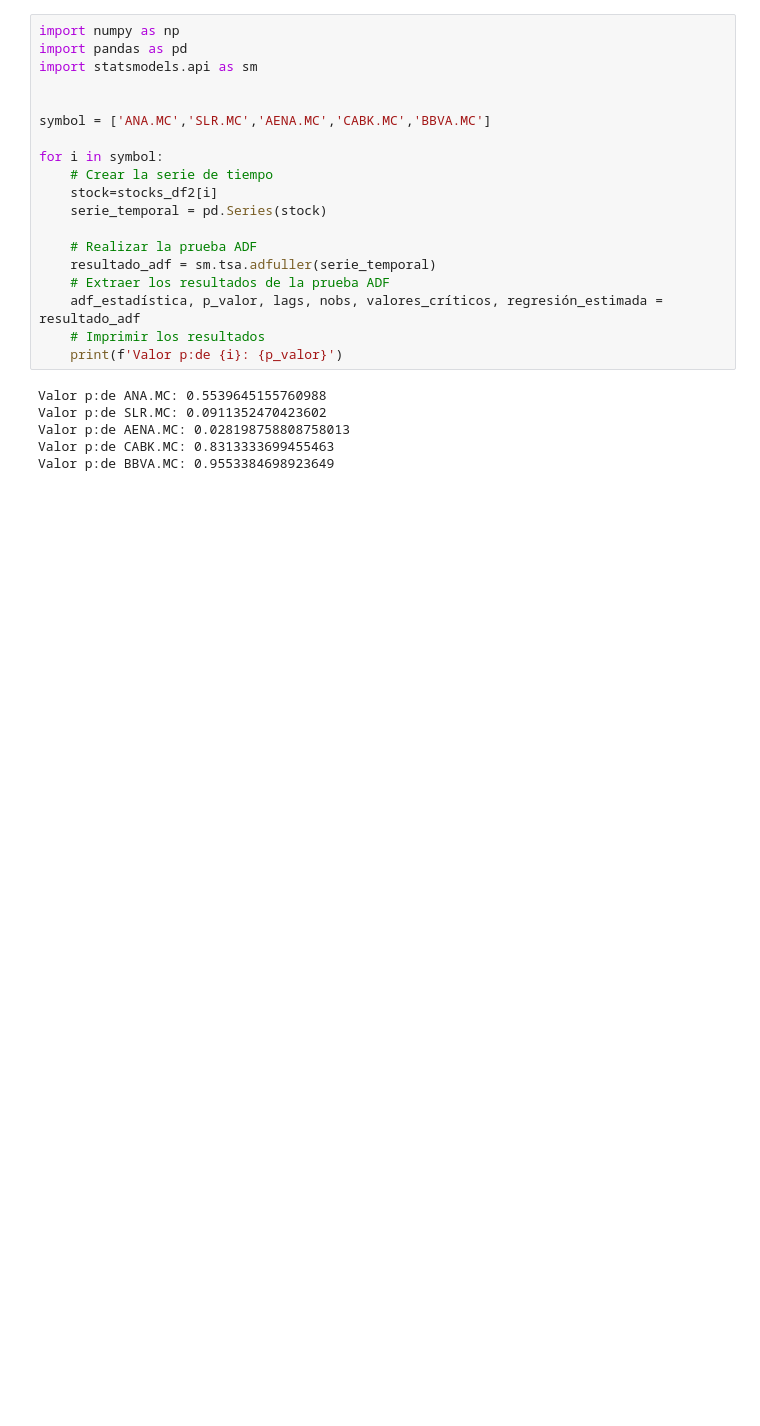
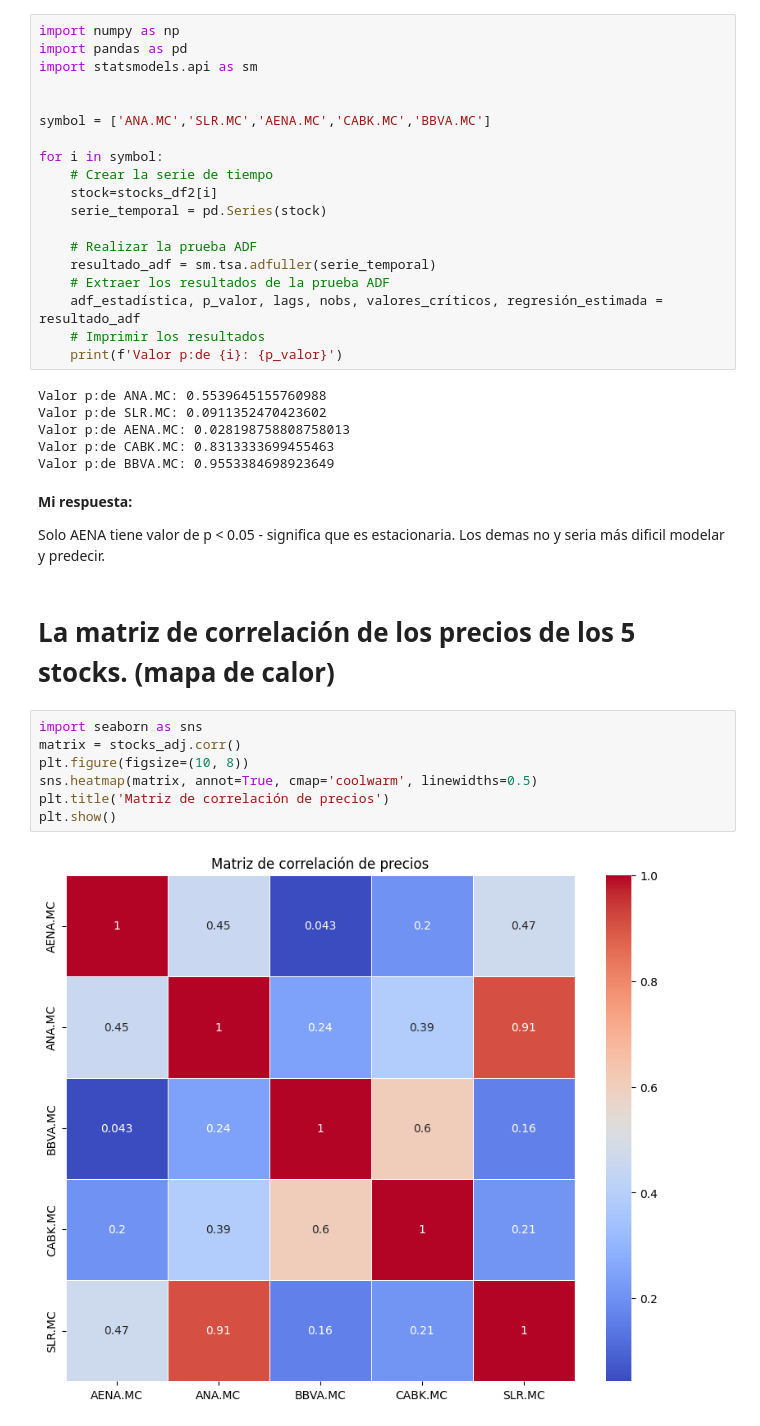
Before and after one commit to venidaydream/Intro_to_Big_Data, a Jupyter notebook: big_data_3_entrega_IBEX35.ipynb, the cells around one changed output. Saved outputs shown, nothing was run; the diff lists cells and outputs as text; blank space fills up the shorter version.

```diff
--- a/big_data_3_entrega_IBEX35.ipynb
+++ b/big_data_3_entrega_IBEX35.ipynb
@@ -409,3 +453,18 @@ Valor p:de SLR.MC: 0.0911352470423602
 Valor p:de AENA.MC: 0.028198758808758013
 Valor p:de CABK.MC: 0.8313333699455463
 Valor p:de BBVA.MC: 0.9553384698923649
+# %% [markdown]
+**Mi respuesta:**
+
+Solo AENA tiene valor de p < 0.05 - significa que es estacionaria. Los demas no y seria más dificil modelar y predecir.
+# %% [markdown]
+# La matriz de correlación de los precios de los 5 stocks. (mapa de calor)
+# %%
+import seaborn as sns
+matrix = stocks_adj.corr()
+plt.figure(figsize=(10, 8))
+sns.heatmap(matrix, annot=True, cmap='coolwarm', linewidths=0.5)
+plt.title('Matriz de correlación de precios')
+plt.show()
+# %% [output]
+[figure, added]
```
Also changed, not shown: parts of 16 cells of this notebook.
